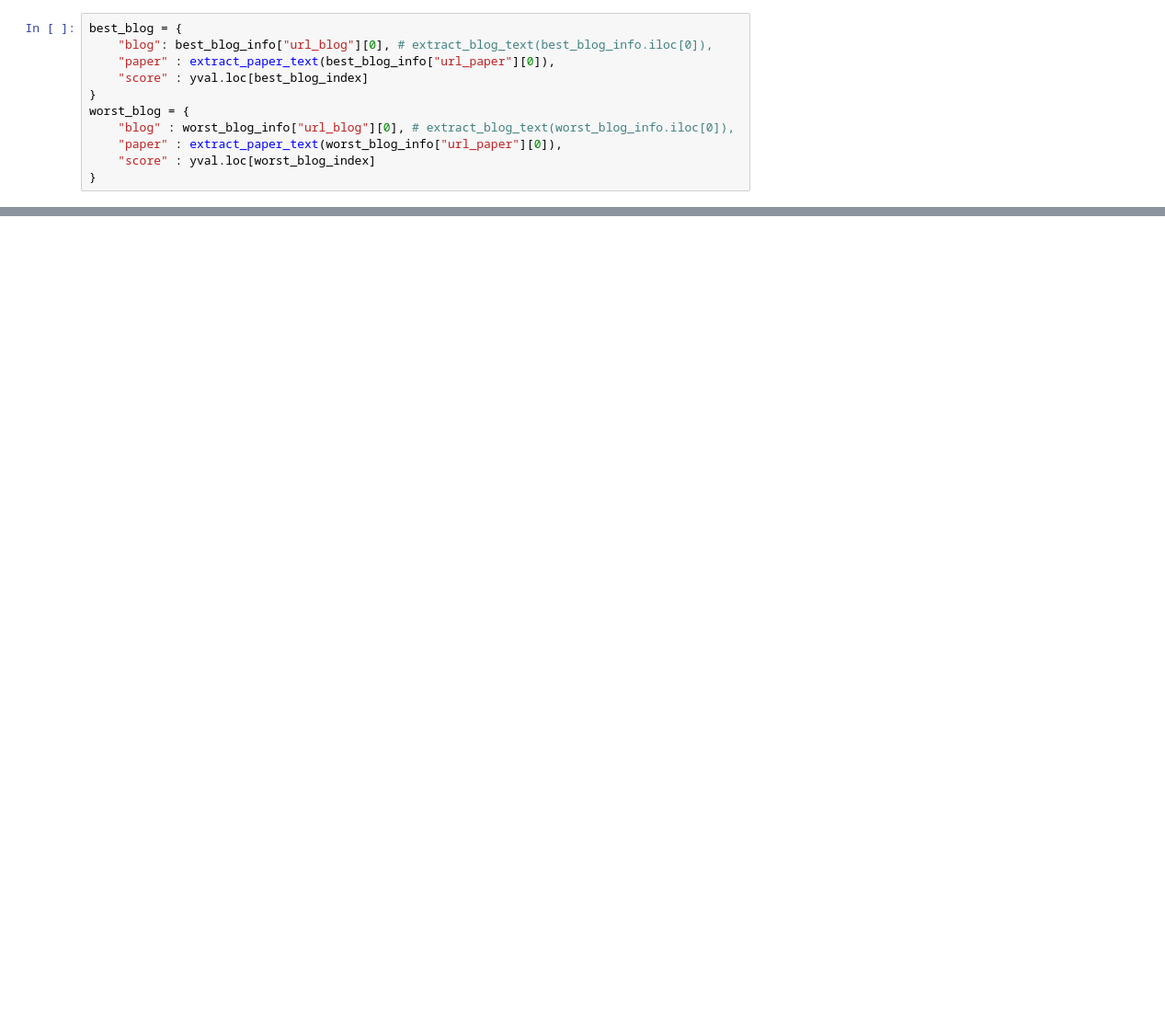
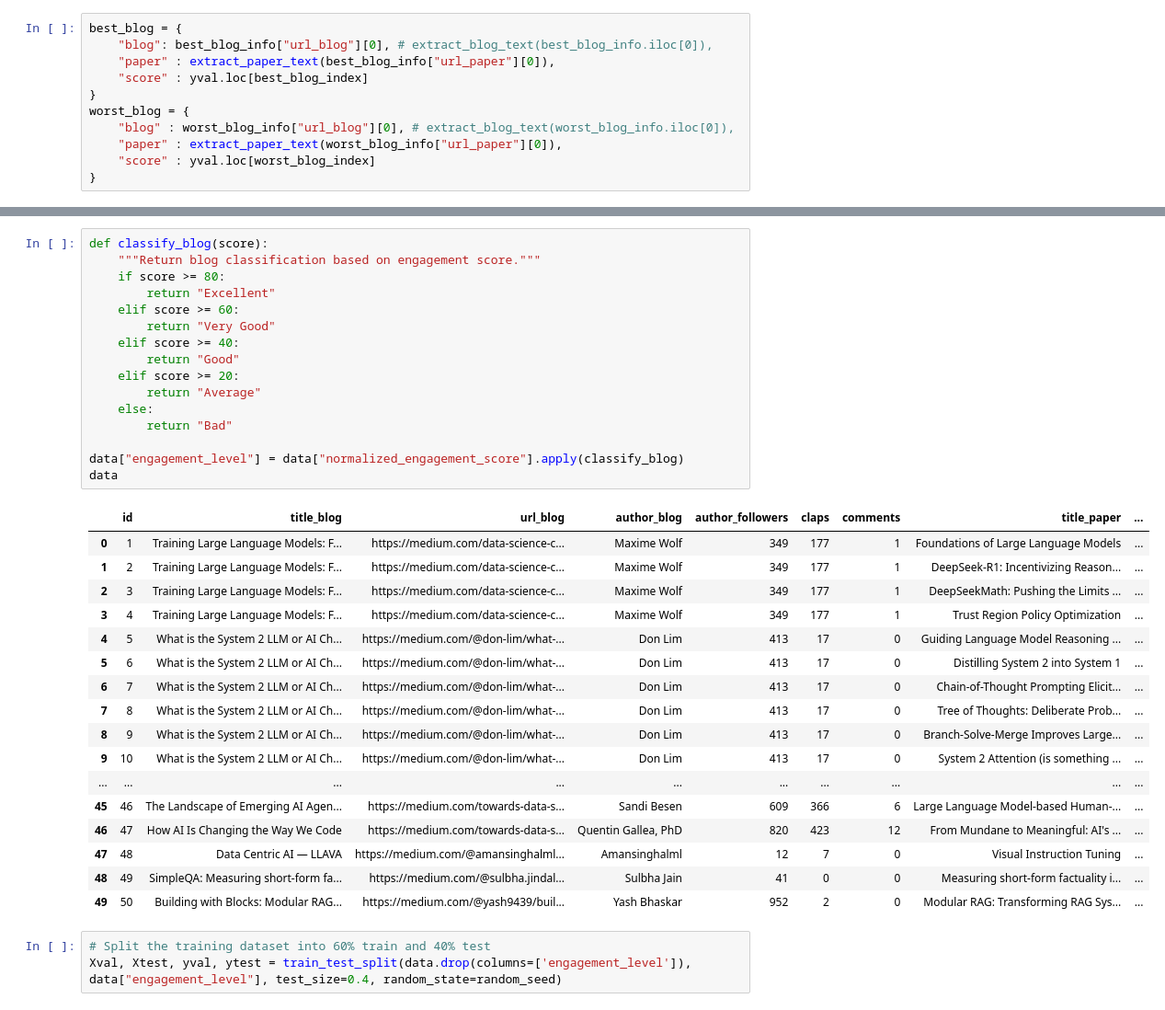
Before and after one commit to daKostych/Bachelor-Project-2025, a Jupyter notebook: Bc/data_processing.ipynb, the cells around one changed output, grey strips where cells are left out. Shown at 92% size. Cells and saved outputs as stored; diff of their text form; blank space fills up the shorter version.

Commit message:
verbal classification

```diff
--- a/Bc/data_processing.ipynb
+++ b/Bc/data_processing.ipynb
@@ -682,0 +703,37 @@ Mean Absolute Error on validation set: 33.6
+# %%
+def classify_blog(score):
+    """Return blog classification based on engagement score."""
+    if score >= 80:
+        return "Excellent"
+    elif score >= 60:
+        return "Very Good"
+    elif score >= 40:
+        return "Good"
+    elif score >= 20:
+        return "Average"
+    else:
+        return "Bad"
+
+data["engagement_level"] = data["normalized_engagement_score"].apply(classify_blog)
+data
+# %% [output]
+|  | id | title_blog | url_blog | author_blog | author_followers | claps | comments | title_paper | ... |
+| 0 | 1 | Training Large Language Models: F... | https://medium.com/data-science-c... | Maxime Wolf | 349 | 177 | 1 | Foundations of Large Language Models | ... |
+| 1 | 2 | Training Large Language Models: F... | https://medium.com/data-science-c... | Maxime Wolf | 349 | 177 | 1 | DeepSeek-R1: Incentivizing Reason... | ... |
+| 2 | 3 | Training Large Language Models: F... | https://medium.com/data-science-c... | Maxime Wolf | 349 | 177 | 1 | DeepSeekMath: Pushing the Limits ... | ... |
+| 3 | 4 | Training Large Language Models: F... | https://medium.com/data-science-c... | Maxime Wolf | 349 | 177 | 1 | Trust Region Policy Optimization | ... |
+| 4 | 5 | What is the System 2 LLM or AI Ch... | https://medium.com/@don-lim/what-... | Don Lim | 413 | 17 | 0 | Guiding Language Model Reasoning ... | ... |
+| 5 | 6 | What is the System 2 LLM or AI Ch... | https://medium.com/@don-lim/what-... | Don Lim | 413 | 17 | 0 | Distilling System 2 into System 1 | ... |
+| 6 | 7 | What is the System 2 LLM or AI Ch... | https://medium.com/@don-lim/what-... | Don Lim | 413 | 17 | 0 | Chain-of-Thought Prompting Elicit... | ... |
+| 7 | 8 | What is the System 2 LLM or AI Ch... | https://medium.com/@don-lim/what-... | Don Lim | 413 | 17 | 0 | Tree of Thoughts: Deliberate Prob... | ... |
+| 8 | 9 | What is the System 2 LLM or AI Ch... | https://medium.com/@don-lim/what-... | Don Lim | 413 | 17 | 0 | Branch-Solve-Merge Improves Large... | ... |
+| 9 | 10 | What is the System 2 LLM or AI Ch... | https://medium.com/@don-lim/what-... | Don Lim | 413 | 17 | 0 | System 2 Attention (is something ... | ... |
+| ... | ... | ... | ... | ... | ... | ... | ... | ... | ... |
+| 45 | 46 | The Landscape of Emerging AI Agen... | https://medium.com/towards-data-s... | Sandi Besen | 609 | 366 | 6 | Large Language Model-based Human-... | ... |
+| 46 | 47 | How AI Is Changing the Way We Code | https://medium.com/towards-data-s... | Quentin Gallea, PhD | 820 | 423 | 12 | From Mundane to Meaningful: AI's ... | ... |
+| 47 | 48 | Data Centric AI — LLAVA | https://medium.com/@amansinghalml... | Amansinghalml | 12 | 7 | 0 | Visual Instruction Tuning | ... |
+| 48 | 49 | SimpleQA: Measuring short-form fa... | https://medium.com/@sulbha.jindal... | Sulbha Jain | 41 | 0 | 0 | Measuring short-form factuality i... | ... |
+| 49 | 50 | Building with Blocks: Modular RAG... | https://medium.com/@yash9439/buil... | Yash Bhaskar | 952 | 2 | 0 | Modular RAG: Transforming RAG Sys... | ... |
+# %%
+# Split the training dataset into 60% train and 40% test
+Xval, Xtest, yval, ytest = train_test_split(data.drop(columns=['engagement_level']), data["engagement_level"], test_size=0.4, random_state=random_seed)
```
Also changed, not shown: parts of 24 cells of this notebook.
